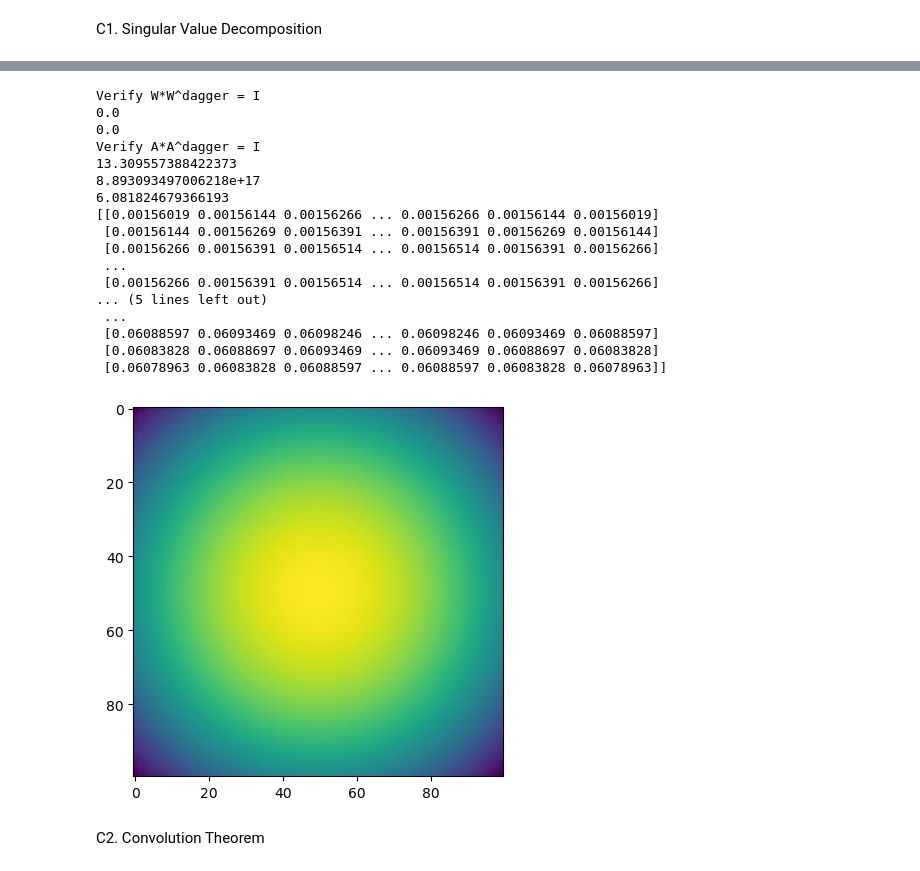
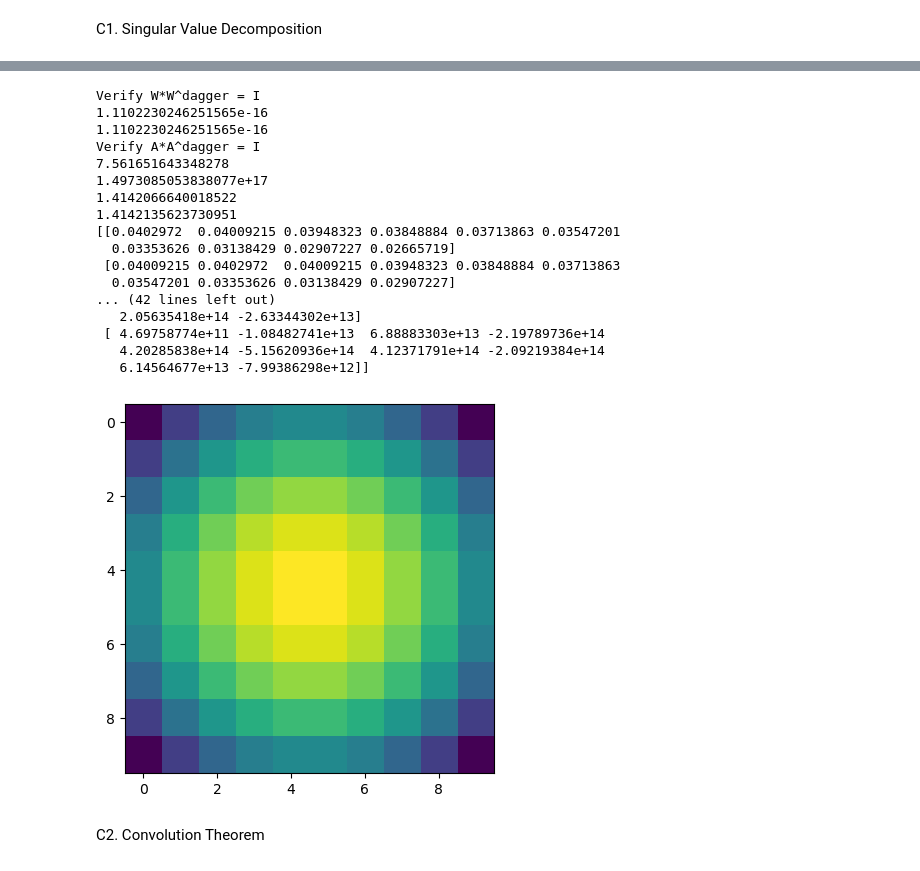
Before and after one commit to asalline/ITIP, a Jupyter notebook: computational2.ipynb, the cells around one changed output, grey strips where cells are left out. Saved outputs shown, nothing was run; the diff lists cells and outputs as text; code cells hidden in the pictures.

```diff
--- a/computational2.ipynb
+++ b/computational2.ipynb
@@ -35,10 +35,14 @@ plt.show()
 
 def gaussian_2D (sigma, delta_n, n, m):
 
-    x_n = -1 + (n-1)*delta_n
-    x_m = -1 + (m-1)*delta_n
+    gaussian = np.zeros([n,m])
+    for k in range(n):
+        for j in range(m):
 
-    gaussian = (delta_n / (np.sqrt(2*np.pi)*sigma)) * np.exp(-((x_n - x_m)**2 / (2 * sigma**2)))
+            x_n = -1 + (k-1)*delta_n
+            x_m = -1 + (j-1)*delta_n
+
+            gaussian[k,j] = (delta_n / (np.sqrt(2*np.pi)*sigma)) * np.exp(-((x_n - x_m)**2 / (2 * sigma**2)))
 
     return gaussian
 
@@ -49,7 +53,7 @@ def create_A (n, gaussian):
     return A
 
 A = create_A(n, gaussian_kernel)
-
+A = gaussian_2D(sigma, delta_n, n, m=n)
 # print(A)
 plt.figure()
 plt.imshow(A)
@@ -74,11 +78,12 @@ print(np.linalg.norm(A_reco - A))
 # %%
 # e)
 
-n = 100
+n = 10
 grid2 = np.linspace(-1,1,n)
 delta_n2 = 2 / (n-1)
-gaussian_kernel2 = gaussian_1D(mean, sigma, delta_n, grid2)
-A2 = create_A(n, gaussian_kernel2)
+A2 = gaussian_2D(sigma, delta_n, n, m=n)
+# A2 = create_A(n, gaussian_kernel2)
+
 
 [U2, W2, V2] = np.linalg.svd(A2)
 W2_matrix = np.diag(W2)
@@ -93,52 +98,53 @@ plt.show()
 # %%
 # f)
 
+n=10
 def invert_W(W):
     W_inverse = np.zeros(W.shape[0])
     for k in range(len(W_inverse)):
         W_inverse[k] = 1/W[k,k]
 
     return np.diag(W_inverse)
 
 W_inverse = invert_W(W2_matrix) #np.linalg.pinv(W2_matrix)
 # print(np.diag(W_inverse))
 # print(np.diag(W2_matrix))
 print('Verify W*W^dagger = I')
-print(np.linalg.norm(np.identity(n) - np.dot(W_inverse, W2_matrix)))
-print(np.linalg.norm(np.identity(n) - np.dot(W2_matrix, W_inverse)))
+print(np.linalg.norm(np.identity(n) - np.matmul(W_inverse, W2_matrix)))
+print(np.linalg.norm(np.identity(n) - np.matmul(W2_matrix, W_inverse)))
 
-pseudo_A2 = np.matmul(np.matmul(np.transpose(V2), W_inverse), np.transpose(U2))
+pseudo_A2 = np.matmul(np.matmul(V2, W_inverse), np.transpose(U2))
 
 print('Verify A*A^dagger = I')
-print(np.linalg.norm(np.identity(n) - np.dot(pseudo_A2, A2)))
+print(np.linalg.norm(np.identity(n) - np.matmul(pseudo_A2, A2)))
 print(np.linalg.norm(pseudo_A2 - A2))
-print(np.linalg.norm(A2 - np.linalg.pinv(A2)))
+print(np.linalg.norm(np.identity(n) - np.matmul(A2, np.linalg.pinv(A2))))
 
 print(A2)
-print(np.linalg.pinv(A2, rcond=1e-001))
+print(pseudo_A2)
 
 plt.figure()
 plt.imshow(np.linalg.pinv(A2, rcond=1e-01))
 plt.show()
 # %% [output]
 Verify W*W^dagger = I
-0.0
-0.0
+1.1102230246251565e-16
+1.1102230246251565e-16
 Verify A*A^dagger = I
-13.309557388422373
-8.893093497006218e+17
-6.081824679366193
-[[0.00156019 0.00156144 0.00156266 ... 0.00156266 0.00156144 0.00156019]
- [0.00156144 0.00156269 0.00156391 ... 0.00156391 0.00156269 0.00156144]
- [0.00156266 0.00156391 0.00156514 ... 0.00156514 0.00156391 0.00156266]
- ...
- [0.00156266 0.00156391 0.00156514 ... 0.00156514 0.00156391 0.00156266]
-... (5 lines left out)
- ...
- [0.06088597 0.06093469 0.06098246 ... 0.06098246 0.06093469 0.06088597]
- [0.06083828 0.06088697 0.06093469 ... 0.06093469 0.06088697 0.06083828]
- [0.06078963 0.06083828 0.06088597 ... 0.06088597 0.06083828 0.06078963]]
+7.561651643348278
+1.4973085053838077e+17
+1.4142066640018522
+1.4142135623730951
+[[0.0402972  0.04009215 0.03948323 0.03848884 0.03713863 0.03547201
+  0.03353626 0.03138429 0.02907227 0.02665719]
+ [0.04009215 0.0402972  0.04009215 0.03948323 0.03848884 0.03713863
+  0.03547201 0.03353626 0.03138429 0.02907227]
+... (42 lines left out)
+   2.05635418e+14 -2.63344302e+13]
+ [ 4.69758774e+11 -1.08482741e+13  6.88883303e+13 -2.19789736e+14
+   4.20285838e+14 -5.15620936e+14  4.12371791e+14 -2.09219384e+14
+   6.14564677e+13 -7.99386298e+12]]
-[figure, old version]
+[figure, new version]
 # %% [markdown]
 C2. Convolution Theorem
 # %%
```
Also changed, not shown: parts of 7 cells of this notebook.
